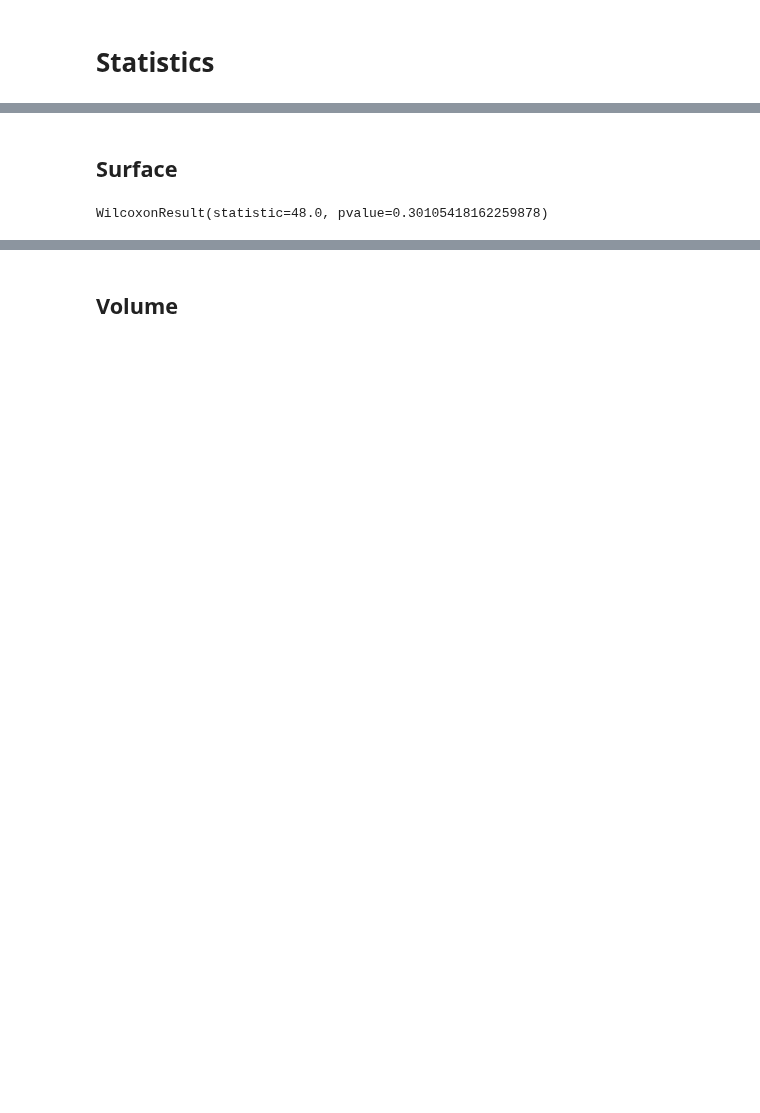
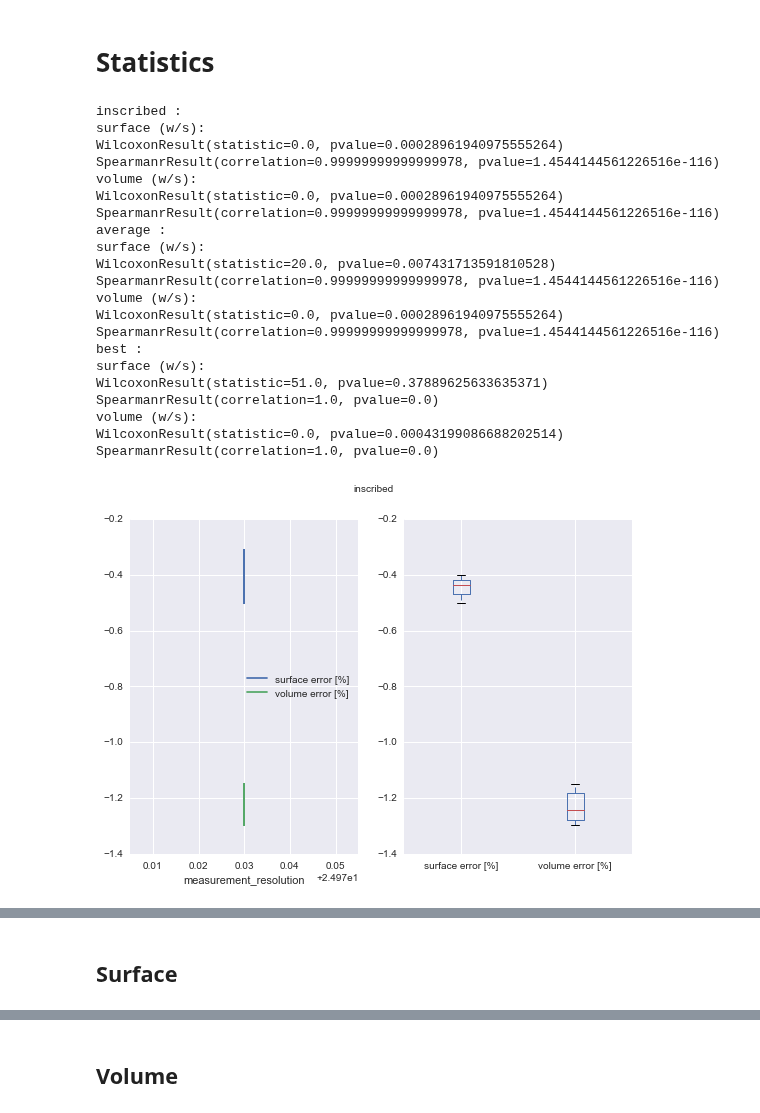
Before and after one commit to mjirik/teigen, a Jupyter notebook: examples/Output rows data processing.ipynb, the cells around one changed output, grey strips where cells are left out. Drawn from its saved outputs; the diff is of its cells as text; code cells hidden in the pictures; blank space fills up the shorter version.

```diff
--- a/examples/Output rows data processing.ipynb
+++ b/examples/Output rows data processing.ipynb
@@ -338,0 +277,20 @@ axp = dfsp[["surface error [%]", "volume error [%]"]].plot(kind="box", **plotkw)
+# %%
+# for radius_method in ["cylinder volume + sphere compensation"]:
+for radius_method in ["cylinder surface", "cylinder volume", "cylinder volume + sphere compensation", "best"]:
+
+
+    dfs = df[
+        df["output note"] == "compensation method 5 tubes " + radius_method
+    ]
+
+    dfsp = dfs[["surface error [%]", "volume error [%]", "measurement_resolution"]].sort_values(
+        "measurement_resolution")
+
+    fig = plt.figure(figsize=[25, 18])
+    ax = plt.subplot(121)
+    dfsp.plot(
+        ax=ax, x="measurement_resolution", **plotkw)
+    ax = plt.subplot(122)
+    dfsp[["surface error [%]", "volume error [%]"]].plot(
+        ax=ax, kind="box", **plotkw)
+    plt.suptitle(radius_method)
@@ -340,3 +311,56 @@ axp = dfsp[["surface error [%]", "volume error [%]"]].plot(kind="box", **plotkw)
 dfsp.describe()
 # %% [markdown]
 # Statistics
+# %%
+# for radius_method in ["cylinder volume + sphere compensation"]:
+for radius_method in [
+    "inscribed",
+    # "circumscribed", "cylinder surface", "cylinder volume",
+    "average",
+    # "cylinder volume + sphere compensation",
+    "best"]:
+
+
+    dfs = df[
+        df["output note"] == "fixed resolution " + radius_method
+    ]
+
+    dfsp = dfs[["surface error [%]", "volume error [%]", "measurement_resolution"]].sort_values(
+        "measurement_resolution")
+
+    # wilcoxon - čím větší, tím lepší, alespoň 0.05
+    surf_w = scipy.stats.wilcoxon(x=dfs["surface [mm^2]"], y=dfs["numeric surface [mm^2]"], correction=False, zero_method="pratt")
+    # spearman čím menší, tím lepší
+    surf_s = scipy.stats.spearmanr(dfs["surface [mm^2]"], dfs["numeric surface [mm^2]"])
+
+    # wilcoxon - čím větší, tím lepší
+    vol_w = scipy.stats.wilcoxon(x=dfs["volume [mm^3]"], y=dfs["numeric volume [mm^3]"], correction=False, zero_method="pratt")
+    # spearman čím menší, tím lepší
+    vol_s = scipy.stats.spearmanr(dfs["volume [mm^3]"], dfs["numeric volume [mm^3]"])
+
+    print radius_method, ": \nsurface (w/s): \n" , surf_w, surf_s, "\nvolume (w/s): \n", vol_w, vol_s
+    fig = plt.figure(figsize=[25, 18])
+    ax = plt.subplot(121)
+    dfsp.plot(
+        ax=ax, x="measurement_resolution", **plotkw)
+    ax = plt.subplot(122)
+    dfsp[["surface error [%]", "volume error [%]"]].plot(
+        ax=ax, kind="box", **plotkw)
+    plt.suptitle(radius_method)
+# %% [output]
+inscribed :
+surface (w/s):
+WilcoxonResult(statistic=0.0, pvalue=0.00028961940975555264) SpearmanrResult(correlation=0.99999999999999978, pvalue=1.4544144561226516e-116)
+volume (w/s):
+WilcoxonResult(statistic=0.0, pvalue=0.00028961940975555264) SpearmanrResult(correlation=0.99999999999999978, pvalue=1.4544144561226516e-116)
+average :
+surface (w/s):
+WilcoxonResult(statistic=20.0, pvalue=0.007431713591810528) SpearmanrResult(correlation=0.99999999999999978, pvalue=1.4544144561226516e-116)
+volume (w/s):
+WilcoxonResult(statistic=0.0, pvalue=0.00028961940975555264) SpearmanrResult(correlation=0.99999999999999978, pvalue=1.4544144561226516e-116)
+best :
+surface (w/s):
+WilcoxonResult(statistic=51.0, pvalue=0.37889625633635371) SpearmanrResult(correlation=1.0, pvalue=0.0)
+volume (w/s):
+WilcoxonResult(statistic=0.0, pvalue=0.00043199086688202514) SpearmanrResult(correlation=1.0, pvalue=0.0)
+[figure, added]
@@ -344,7 +372,5 @@ dfsp.describe()
 ## Surface
 # %%
 # wilcoxon - čím větší, tím lepší
-scipy.stats.wilcoxon(x=dfsp["surface [mm^2]"], y=dfsp["numeric surface [mm^2]"], correction=False, zero_method="pratt")
+scipy.stats.wilcoxon(x=dfs["surface [mm^2]"], y=dfs["numeric surface [mm^2]"], correction=False, zero_method="pratt")
-# %% [output]
-WilcoxonResult(statistic=48.0, pvalue=0.30105418162259878)
 # %%
```
Also changed, not shown: parts of 24 cells of this notebook, 2 other files.
